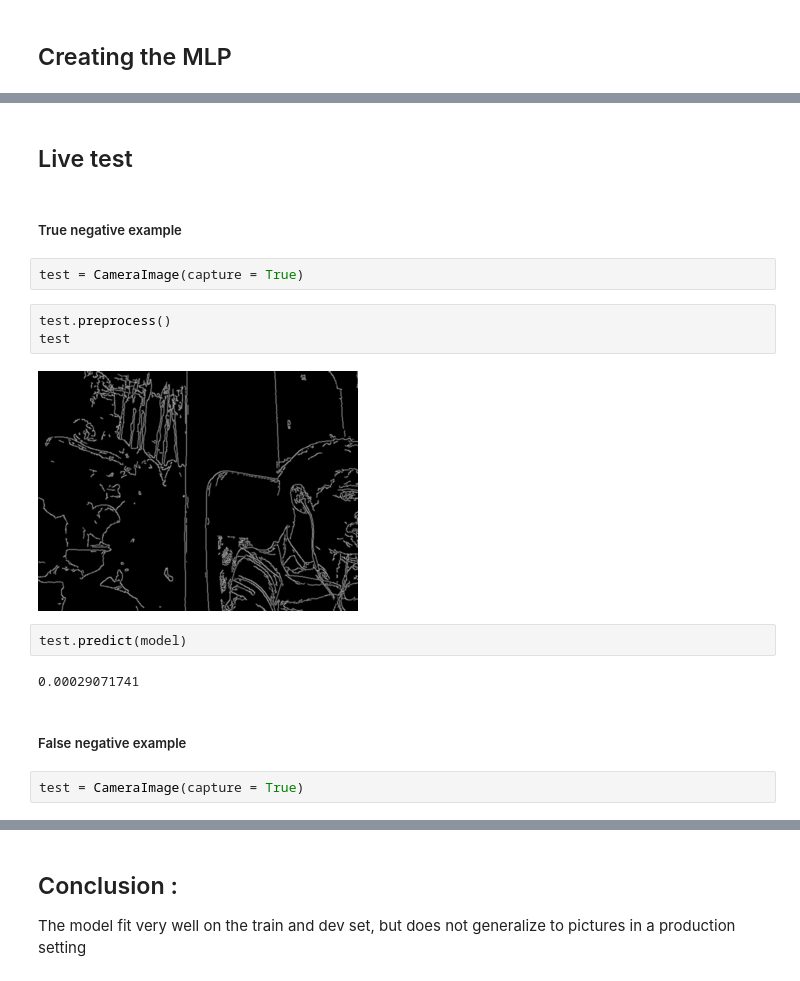
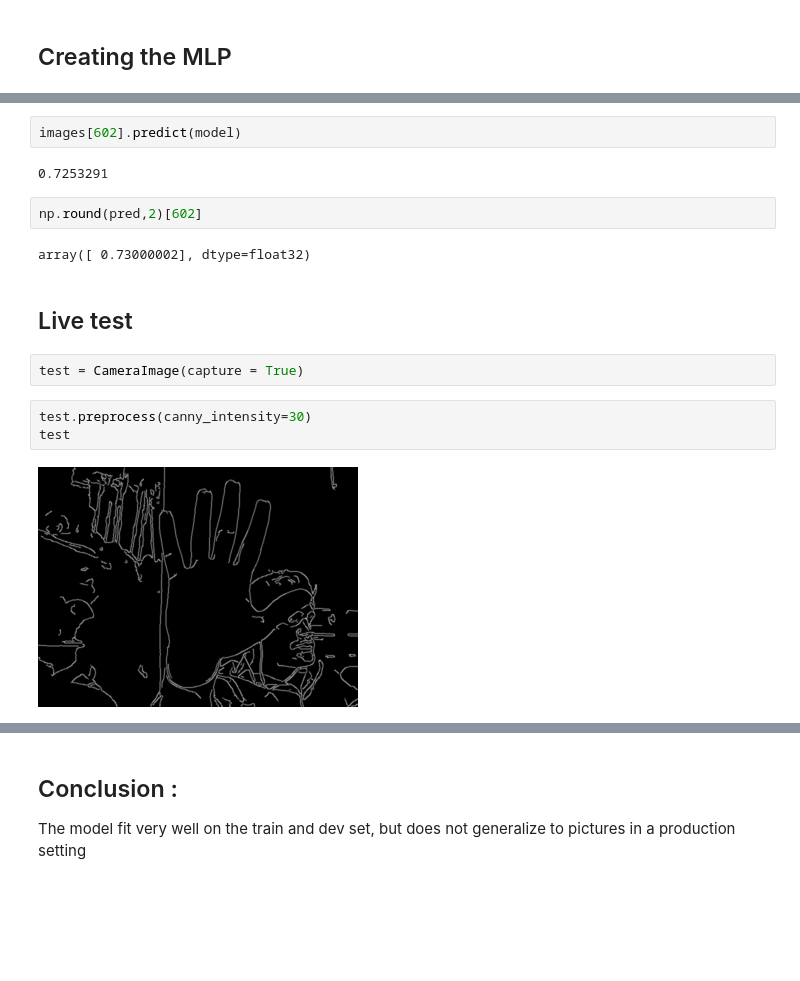
Before and after one commit to TheoLvs/computer-vision-control, a Jupyter notebook: development/Hand detection.ipynb, the cells around one changed output, grey strips where cells are left out. Cells and saved outputs as stored; diff of their text form; blank space fills up the shorter version.

Commit message:
notebook and compatibility with CNN models

```diff
--- a/development/Hand detection.ipynb
+++ b/development/Hand detection.ipynb
@@ -117,19 +115,17 @@ Epoch 5/5
+# %%
+images[602].predict(model)
+# %% [output]
+0.7253291
+# %%
+np.round(pred,2)[602]
+# %% [output]
+array([ 0.73000002], dtype=float32)
 # %% [markdown]
 ## Live test
-# %% [markdown]
-##### True negative example
 # %%
 test = CameraImage(capture = True)
 # %%
-test.preprocess()
+test.preprocess(canny_intensity=30)
 test
 # %% [output]
-[figure, old version]
+[figure, new version]
-# %%
-test.predict(model)
-# %% [output]
-0.00029071741
-# %% [markdown]
-##### False negative example
-# %%
-test = CameraImage(capture = True)
```
Also changed, not shown: parts of 15 cells of this notebook, 1 other file.
